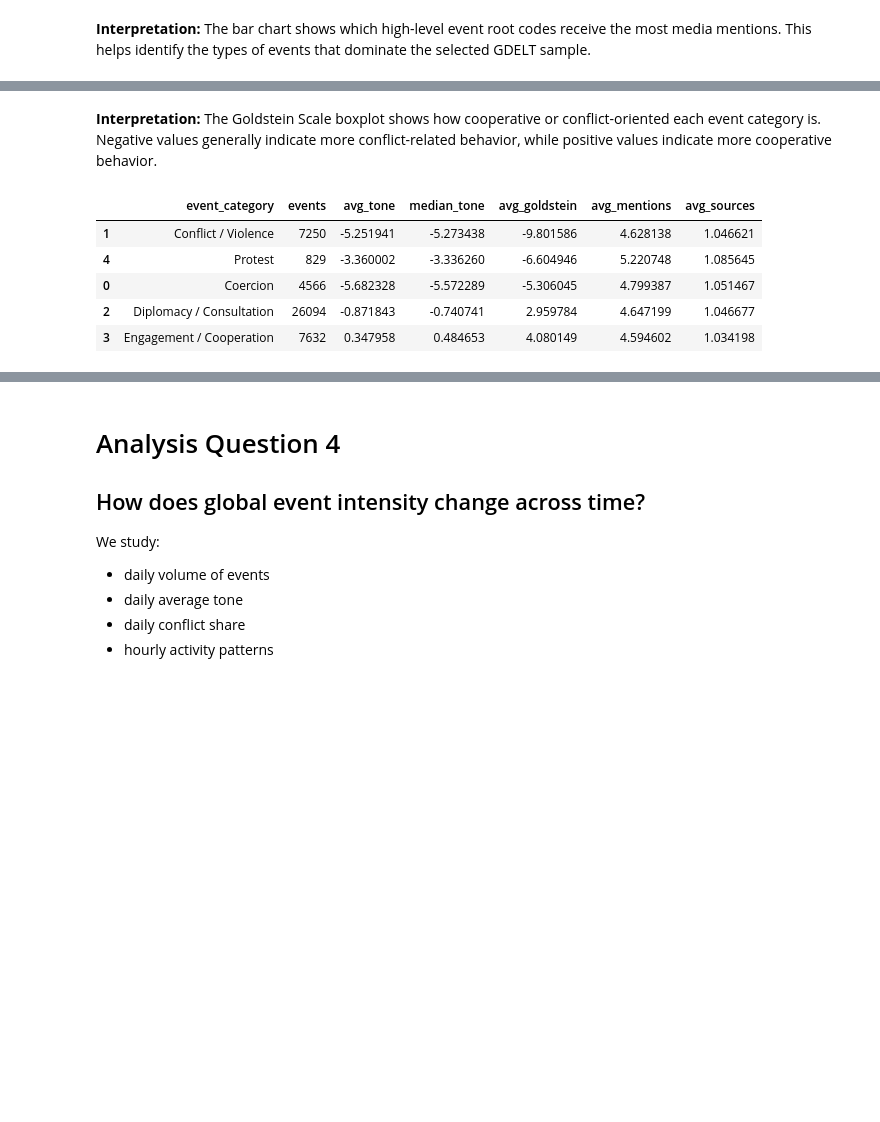
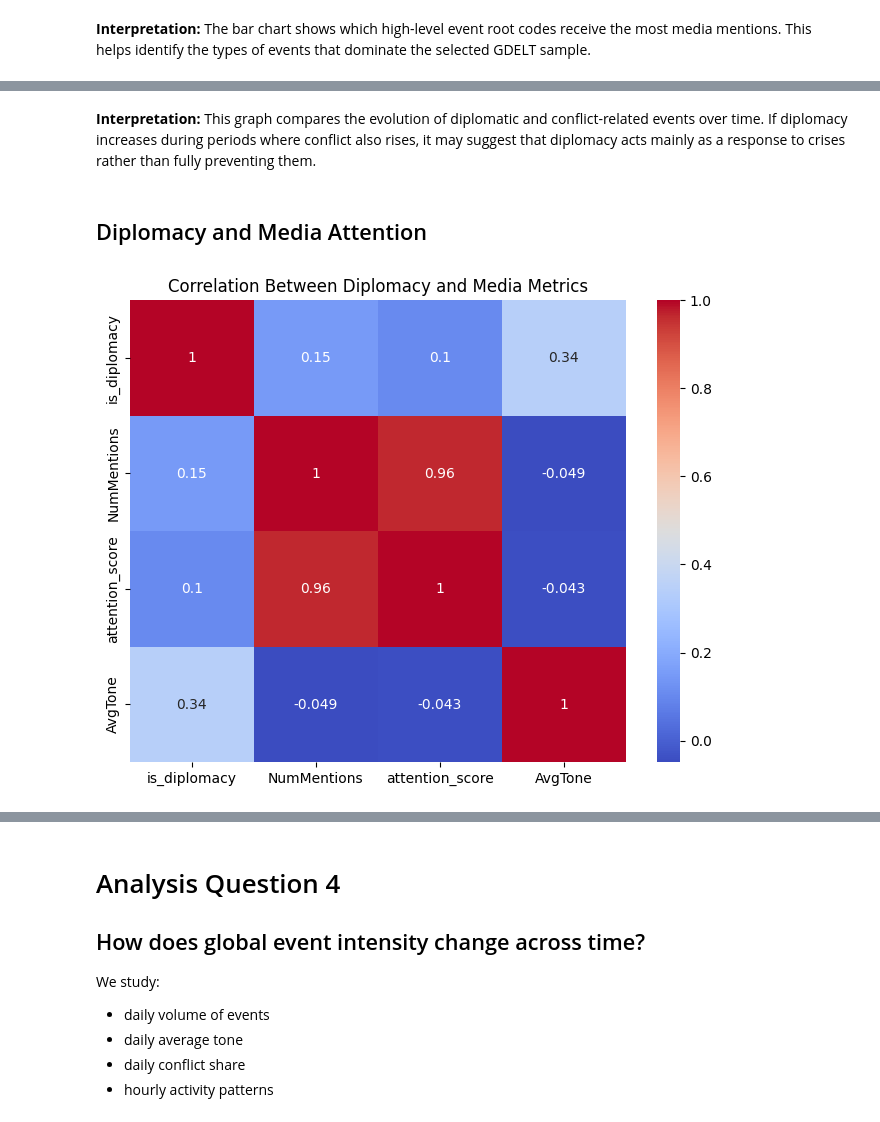
Before and after one commit to Beltinaa/world_mood_map_notebook, a Jupyter notebook: world_mood_map_notebook.ipynb, the cells around one changed output, grey strips where cells are left out. Cells and saved outputs as stored; diff of their text form; code cells hidden in the pictures; blank space fills up the shorter version.

```diff
--- a/world_mood_map_notebook.ipynb
+++ b/world_mood_map_notebook.ipynb
@@ -904,37 +891,34 @@ plt.show()
 # %% [markdown]
-**Interpretation:** The Goldstein Scale boxplot shows how cooperative or conflict-oriented each event category is. Negative values generally indicate more conflict-related behavior, while positive values indicate more cooperative behavior.
+**Interpretation:** This graph compares the evolution of diplomatic and conflict-related events over time.
+If diplomacy increases during periods where conflict also rises, it may suggest that diplomacy acts mainly as a response to crises rather than fully preventing them.
+# %% [markdown]
+## Diplomacy and Media Attention
 # %%
 # ============================================================
-# Cell 19: Summary comparison: diplomacy vs protest vs conflict
+# Correlation Analysis
 # ============================================================
 
-comparison_groups = df[df["event_category"].isin([
-    "Diplomacy / Consultation",
-    "Engagement / Cooperation",
-    "Protest",
-    "Conflict / Violence",
-    "Coercion"
-])].copy()
+correlation = daily_analysis[[
+    'is_diplomacy',
+    'NumMentions',
+    'attention_score',
+    'AvgTone'
+]].corr()
 
-comparison_summary = (
-    comparison_groups.groupby("event_category")
-    .agg(
-        events=("GLOBALEVENTID", "count"),
-        avg_tone=("AvgTone", "mean"),
-        median_tone=("AvgTone", "median"),
-        avg_goldstein=("GoldsteinScale", "mean"),
-        avg_mentions=("NumMentions", "mean"),
-        avg_sources=("NumSources", "mean")
-    )
-    .reset_index()
-    .sort_values("avg_goldstein")
+correlation
+
+plt.figure(figsize=(8,6))
+
+sns.heatmap(
+    correlation,
+    annot=True,
+    cmap='coolwarm'
 )
 
-comparison_summary
+plt.title(
+    'Correlation Between Diplomacy and Media Metrics'
+)
+
+plt.show()
 # %% [output]
-|  | event_category | events | avg_tone | median_tone | avg_goldstein | avg_mentions | avg_sources |
-| 1 | Conflict / Violence | 7250 | -5.251941 | -5.273438 | -9.801586 | 4.628138 | 1.046621 |
-| 4 | Protest | 829 | -3.360002 | -3.336260 | -6.604946 | 5.220748 | 1.085645 |
-| 0 | Coercion | 4566 | -5.682328 | -5.572289 | -5.306045 | 4.799387 | 1.051467 |
-| 2 | Diplomacy / Consultation | 26094 | -0.871843 | -0.740741 | 2.959784 | 4.647199 | 1.046677 |
-| 3 | Engagement / Cooperation | 7632 | 0.347958 | 0.484653 | 4.080149 | 4.594602 | 1.034198 |
+[figure, added]
```
Also changed, not shown: parts of 8 cells of this notebook.
